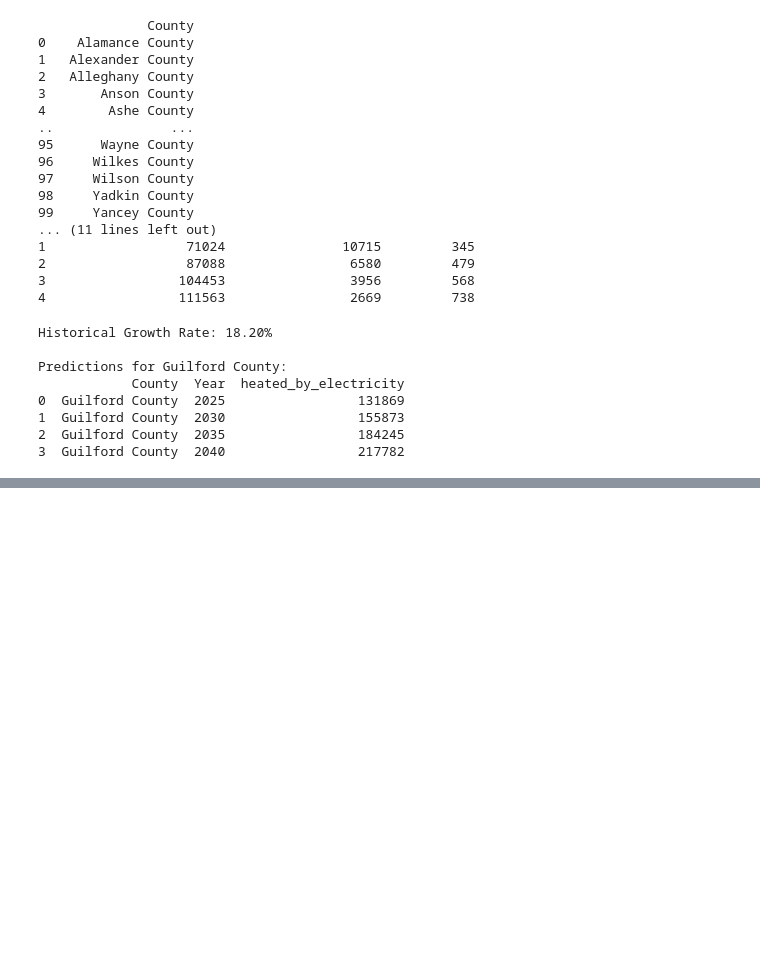
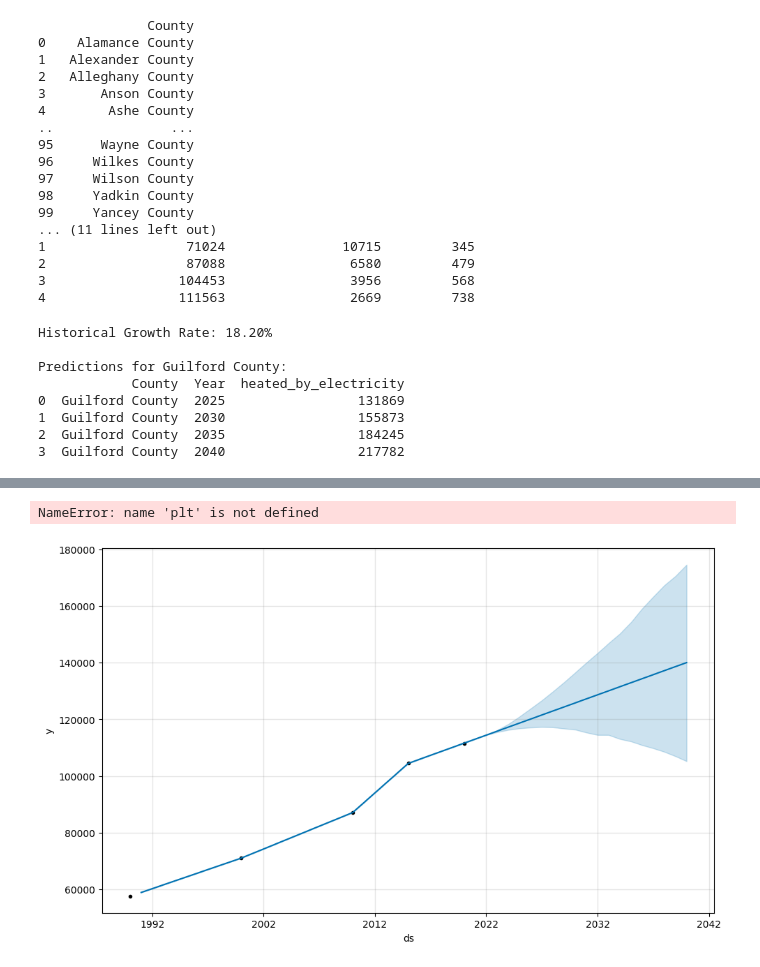
Before and after one commit to Liam3200/Energy-Predictive-Model, a Jupyter notebook: PredictionModelv4.ipynb, the cells around one changed output, grey strips where cells are left out. Cells and saved outputs as stored; diff of their text form; code cells hidden in the pictures; blank space fills up the shorter version.

Commit message:
Improvements to pred model

```diff
--- a/PredictionModelv4.ipynb
+++ b/PredictionModelv4.ipynb
@@ -267,3 +272,73 @@ Predictions for Guilford County:
 1  Guilford County  2030                 155873
 2  Guilford County  2035                 184245
 3  Guilford County  2040                 217782
+# %%
+# Cell: ML Predictions with Prophet
+
+def create_prophet_predictions(conn, county_name, heating_type):
+    # Get historical data
+    query = f"""
+    SELECT Year, {heating_type}
+    FROM energy_consumption
+    WHERE County = ?
+    ORDER BY Year
+    """
+    df = pd.read_sql_query(query, conn, params=[county_name])
+
+    # Prepare data for Prophet
+    prophet_df = pd.DataFrame({
+        'ds': pd.to_datetime(df['Year'].astype(str)),
+        'y': df[heating_type]
+    })
+
+    # Create and train model
+    model = Prophet(
+        yearly_seasonality=False,
+        growth='linear',
+        changepoint_prior_scale=0.5
+    )
+    model.fit(prophet_df)
+
+    # Create future dates
+    future_dates = pd.DataFrame({
+        'ds': pd.date_range(
+            start='2025-01-01',
+            end='2041-01-01',
+            freq='5Y'
+        )
+    })
+
+    # Generate predictions
+    forecast = model.predict(future_dates)
+
+    # Create prediction DataFrame
+    predictions = pd.DataFrame({
+        'County': county_name,
+        'Year': forecast['ds'].dt.year,
+        heating_type: forecast['yhat'].astype(int)
+    })
+
+    return predictions, model
+
+# Usage
+county_name = 'Guilford County'
+heating_type = 'heated_by_electricity'
+
+# Generate predictions
+predictions, model = create_prophet_predictions(conn, county_name, heating_type)
+
+# Print results
+print(f"\nProphet Predictions for {county_name}:")
+print(predictions)
+
+# Get historical data for comparison
+historical = get_county_data(conn, county_name)
+print(f"\nHistorical Data for {county_name}:")
+print(historical[['Year', heating_type]])
+
+# Plot results
+fig = model.plot(model.predict(pd.DataFrame({
+    'ds': pd.date_range(start='1990-01-01', end='2040-01-01', freq='YE')
+})))
+plt.show()
+# %% [output]
@@ -270 +361,3 @@ Predictions for Guilford County:
+NameError: name 'plt' is not defined
+[figure, added]
 # %%
```
Also changed, not shown: parts of 5 cells of this notebook, 1 other file.
